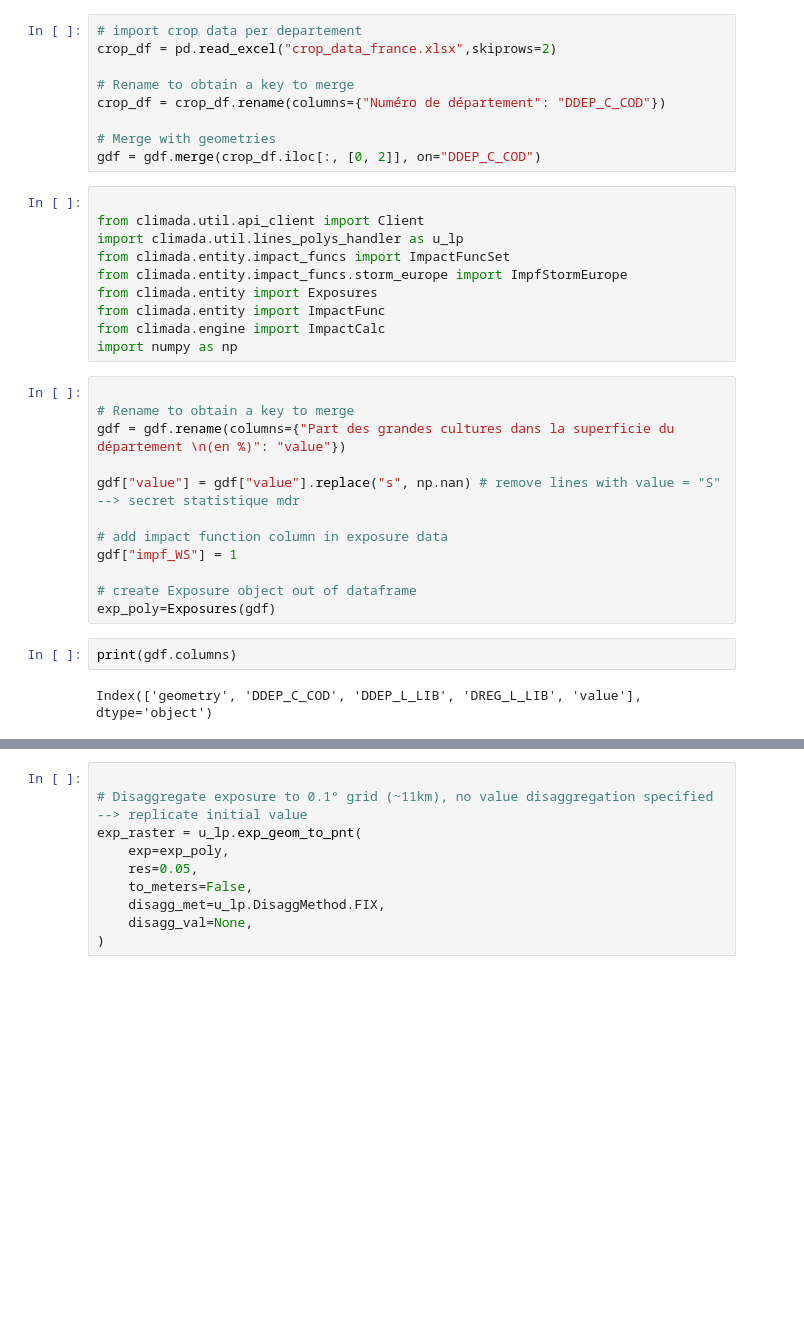
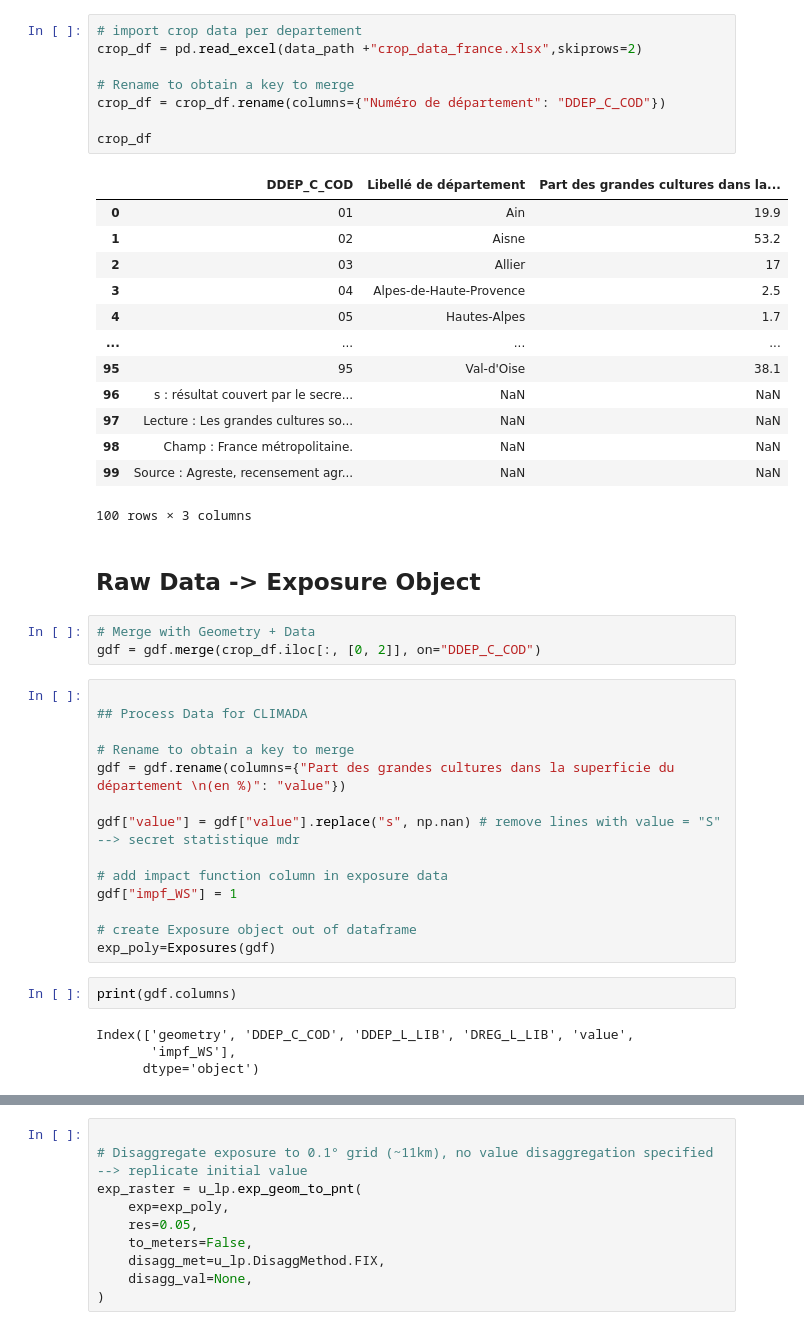
Before and after one commit to arvedluetzen/mus-climada, a Jupyter notebook: notebooks/0320_First_try.ipynb, the cells around one changed output, grey strips where cells are left out. Saved outputs shown, nothing was run; the diff lists cells and outputs as text; blank space fills up the shorter version.

```diff
--- a/notebooks/0320_First_try.ipynb
+++ b/notebooks/0320_First_try.ipynb
@@ -31,23 +53,33 @@ gdf
 # %%
 # import crop data per departement
-crop_df = pd.read_excel("crop_data_france.xlsx",skiprows=2)
+crop_df = pd.read_excel(data_path +"crop_data_france.xlsx",skiprows=2)
 
 # Rename to obtain a key to merge
 crop_df = crop_df.rename(columns={"Numéro de département": "DDEP_C_COD"})
 
-# Merge with geometries
-gdf = gdf.merge(crop_df.iloc[:, [0, 2]], on="DDEP_C_COD")
+crop_df
+# %% [output]
+|  | DDEP_C_COD | Libellé de département | Part des grandes cultures dans la... |
+| 0 | 01 | Ain | 19.9 |
+| 1 | 02 | Aisne | 53.2 |
+| 2 | 03 | Allier | 17 |
+| 3 | 04 | Alpes-de-Haute-Provence | 2.5 |
+| 4 | 05 | Hautes-Alpes | 1.7 |
+| ... | ... | ... | ... |
+| 95 | 95 | Val-d'Oise | 38.1 |
+| 96 | s : résultat couvert par le secre... | NaN | NaN |
+| 97 | Lecture : Les grandes cultures so... | NaN | NaN |
+| 98 | Champ : France métropolitaine. | NaN | NaN |
+| 99 | Source : Agreste, recensement agr... | NaN | NaN |
+100 rows × 3 columns
-# %%
-
-from climada.util.api_client import Client
-import climada.util.lines_polys_handler as u_lp
-from climada.entity.impact_funcs import ImpactFuncSet
-from climada.entity.impact_funcs.storm_europe import ImpfStormEurope
-from climada.entity import Exposures
-from climada.entity import ImpactFunc
-from climada.engine import ImpactCalc
-import numpy as np
+# %% [markdown]
+## Raw Data -> Exposure Object
+# %%
+# Merge with Geometry + Data
+gdf = gdf.merge(crop_df.iloc[:, [0, 2]], on="DDEP_C_COD")
 # %%
+
+## Process Data for CLIMADA
 
 # Rename to obtain a key to merge
 gdf = gdf.rename(columns={"Part des grandes cultures dans la superficie du département \n(en %)": "value"})
@@ -62,4 +94,6 @@ exp_poly=Exposures(gdf)
 # %%
 print(gdf.columns)
 # %% [output]
-Index(['geometry', 'DDEP_C_COD', 'DDEP_L_LIB', 'DREG_L_LIB', 'value'], dtype='object')
+Index(['geometry', 'DDEP_C_COD', 'DDEP_L_LIB', 'DREG_L_LIB', 'value',
+       'impf_WS'],
+      dtype='object')
```
Also changed, not shown: parts of 14 cells of this notebook.
